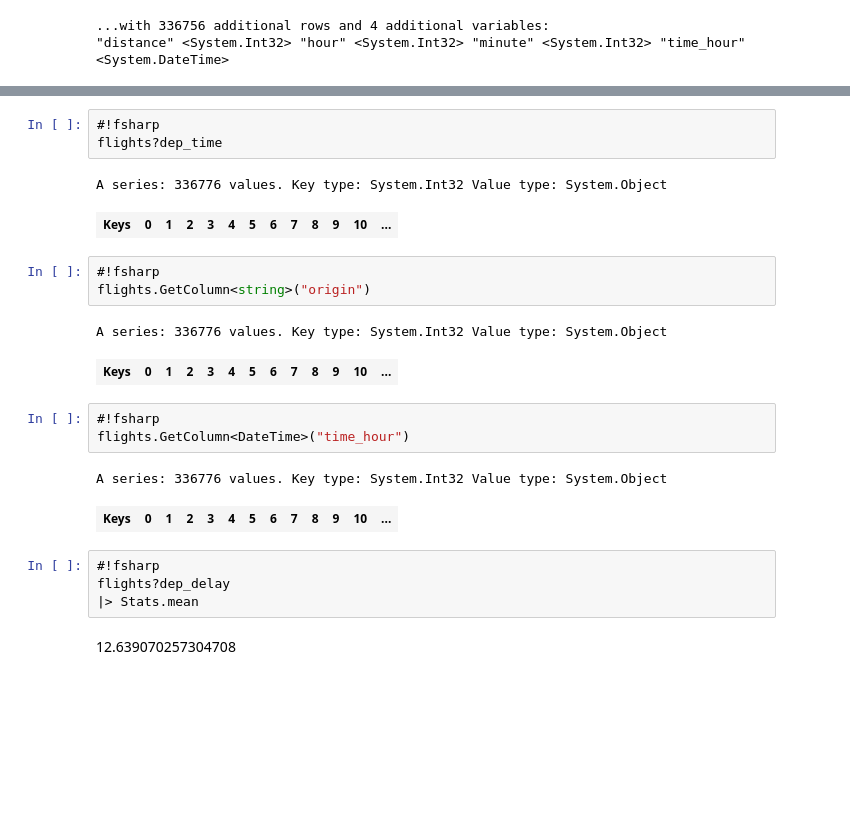
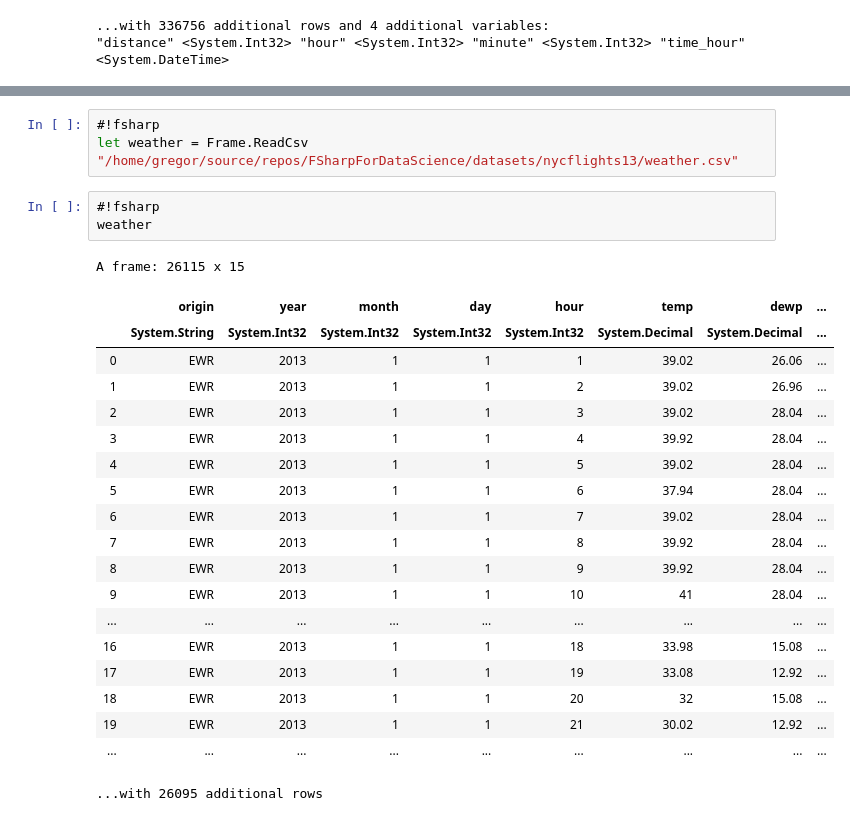
Before and after one commit to WalternativE/FSharpForDataScience, a Jupyter notebook: notebooks/EDA_Deedle.ipynb, the cells around one changed output, grey strips where cells are left out. Drawn from its saved outputs; the diff is of its cells as text; blank space fills up the shorter version.

Commit message:
Adds common data visualizations
- Adds scatterplots with differen overplotting strategies
- Adds linechart
- Adds histogram
- Adds weather dataset

```diff
--- a/notebooks/EDA_Deedle.ipynb
+++ b/notebooks/EDA_Deedle.ipynb
@@ -58,24 +139,27 @@ A frame: 336776 x 19
+# %%
+#!fsharp
+let weather = Frame.ReadCsv "/home/gregor/source/repos/FSharpForDataScience/datasets/nycflights13/weather.csv"
 # %%
 #!fsharp
-flights?dep_time
+weather
 # %% [output]
-A series: 336776 values. Key type: System.Int32 Value type: System.Object
+A frame: 26115 x 15
-| Keys | 0 | 1 | 2 | 3 | 4 | 5 | 6 | 7 | 8 | 9 | 10 | ... |
+|  | origin | year | month | day | hour | temp | dewp | ... |
+|  | System.String | System.Int32 | System.Int32 | System.Int32 | System.Int32 | System.Decimal | System.Decimal | ... |
+| 0 | EWR | 2013 | 1 | 1 | 1 | 39.02 | 26.06 | ... |
+| 1 | EWR | 2013 | 1 | 1 | 2 | 39.02 | 26.96 | ... |
+| 2 | EWR | 2013 | 1 | 1 | 3 | 39.02 | 28.04 | ... |
+| 3 | EWR | 2013 | 1 | 1 | 4 | 39.92 | 28.04 | ... |
+| 4 | EWR | 2013 | 1 | 1 | 5 | 39.02 | 28.04 | ... |
+| 5 | EWR | 2013 | 1 | 1 | 6 | 37.94 | 28.04 | ... |
+| 6 | EWR | 2013 | 1 | 1 | 7 | 39.02 | 28.04 | ... |
+| 7 | EWR | 2013 | 1 | 1 | 8 | 39.92 | 28.04 | ... |
+| 8 | EWR | 2013 | 1 | 1 | 9 | 39.92 | 28.04 | ... |
+| 9 | EWR | 2013 | 1 | 1 | 10 | 41 | 28.04 | ... |
+| ... | ... | ... | ... | ... | ... | ... | ... | ... |
+| 16 | EWR | 2013 | 1 | 1 | 18 | 33.98 | 15.08 | ... |
+| 17 | EWR | 2013 | 1 | 1 | 19 | 33.08 | 12.92 | ... |
+| 18 | EWR | 2013 | 1 | 1 | 20 | 32 | 15.08 | ... |
+| 19 | EWR | 2013 | 1 | 1 | 21 | 30.02 | 12.92 | ... |
+| ... | ... | ... | ... | ... | ... | ... | ... | ... |
+...with 26095 additional rows
-# %%
-#!fsharp
-flights.GetColumn<string>("origin")
-# %% [output]
-A series: 336776 values. Key type: System.Int32 Value type: System.Object
-| Keys | 0 | 1 | 2 | 3 | 4 | 5 | 6 | 7 | 8 | 9 | 10 | ... |
-# %%
-#!fsharp
-flights.GetColumn<DateTime>("time_hour")
-# %% [output]
-A series: 336776 values. Key type: System.Int32 Value type: System.Object
-| Keys | 0 | 1 | 2 | 3 | 4 | 5 | 6 | 7 | 8 | 9 | 10 | ... |
-# %%
-#!fsharp
-flights?dep_delay
-|> Stats.mean
-# %% [output]
-12.639070257304708
```
Also changed, not shown: parts of 10 cells of this notebook, 1 other file.
